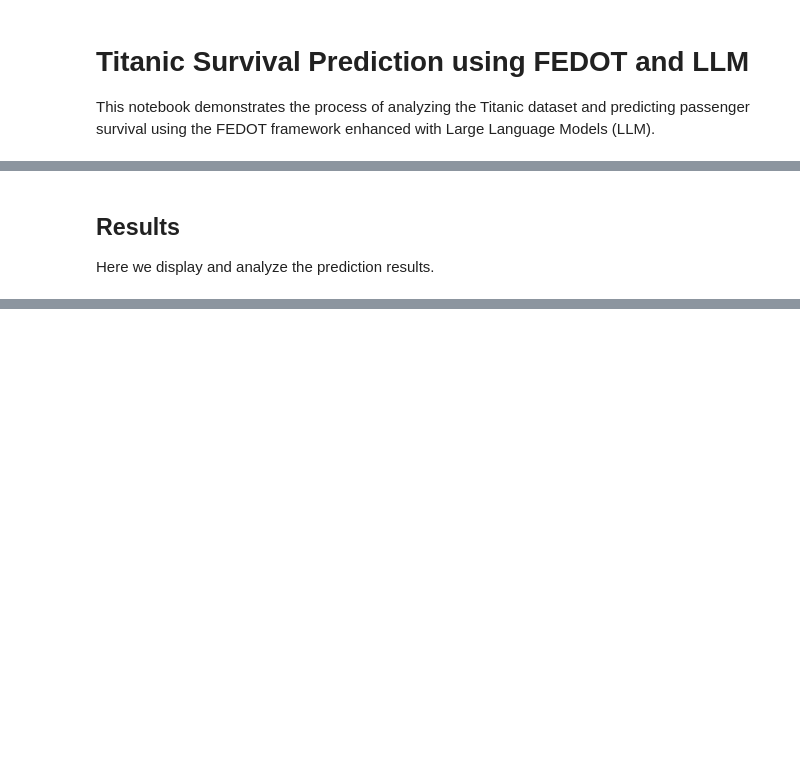
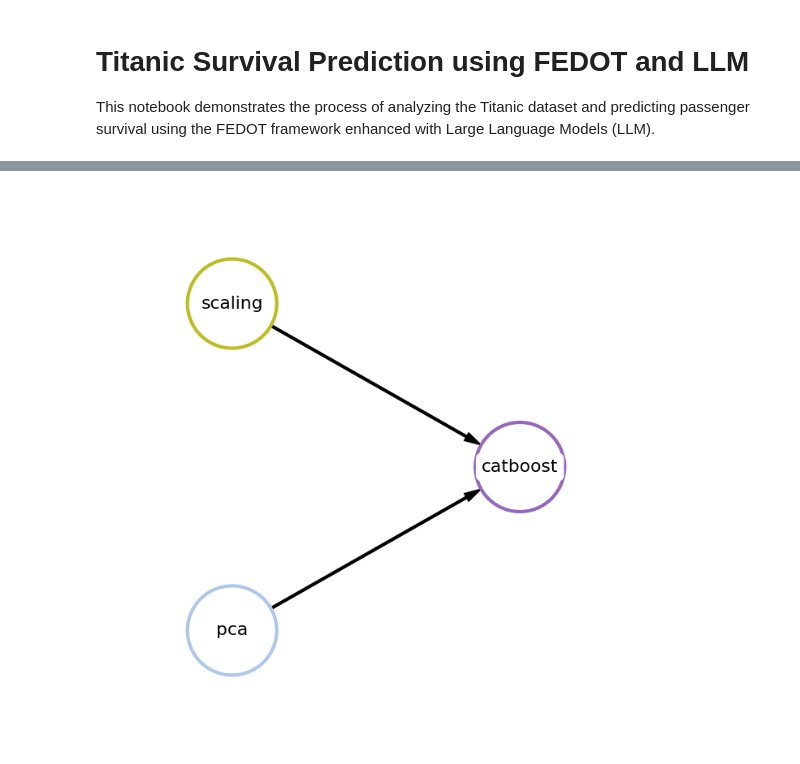
Before and after one commit to aimclub/FEDOT.LLM, a Jupyter notebook: examples/by_datasets/titanic.ipynb, the cells around one changed output, grey strips where cells are left out. Saved outputs shown, nothing was run; the diff lists cells and outputs as text; code cells hidden in the pictures; blank space fills up the shorter version.

Commit message:
Added llm answer logging, updated example titanic, added health_insurance_run

```diff
--- a/examples/by_datasets/titanic.ipynb
+++ b/examples/by_datasets/titanic.ipynb
@@ -199,4 +14,0 @@ prediction = run_example(train_df=dataset.train_split.data, test_df=dataset.test
-# %% [markdown]
-## Results
-
-Here we display and analyze the prediction results.
@@ -204,0 +15,41 @@ prediction[:5]
+# %%
+dataset_path = '../../datasets/titanic'
+# %%
+description="""The sinking of the Titanic is one of the most infamous shipwrecks in history.\n\n
+On April 15, 1912, during her maiden voyage, the widely considered “unsinkable”
+RMS Titanic sank after colliding with an iceberg. Unfortunately, there weren’t enough lifeboats for everyone onboard,
+resulting in the death of 1502 out of 2224 passengers and crew.\n\n
+While there was some element of luck involved in surviving,
+it seems some groups of people were more likely to survive than others.\n\n
+In this challenge, we ask you to build a predictive model that answers the question: “what sorts of people were more likely to survive?”
+using passenger data (ie name, age, gender, socio-economic class, etc).\n\n
+In this competition, you’ll gain access to two similar datasets that include passenger information like name, age, gender, socio-economic class, etc.
+One dataset is titled train.csv and the other is titled test.csv.\n\n
+Train.csv will contain the details of a subset of the passengers on board (891 to be exact) and importantly,
+will reveal whether they survived or not, also known as the “ground truth”.\n\n
+The test.csv dataset contains similar information but does not disclose the “ground truth” for each passenger.
+It’s your job to predict these outcomes.\n\n
+Using the patterns you find in the train.csv data, predict whether the other 418 passengers on board (found in test.csv) survived.\n\n
+Check out the “Data” tab to explore the datasets even further.
+Once you feel you’ve created a competitive model, submit it to Kaggle to see where your model stands on our leaderboard against other Kagglers.
+\n\nDataset Description
+\nOverview\n
+The data has been split into two groups:\n\n
+training set (train.csv)\n
+test set (test.csv)\n
+The training set should be used to build your machine learning models.
+For the training set, we provide the outcome (also known as the “ground truth”) for each passenger.
+Your model will be based on “features” like passengers’ gender and class. You can also use feature engineering to create new features.\n\n
+The test set should be used to see how well your model performs on unseen data.
+For the test set, we do not provide the ground truth for each passenger. It is your job to predict these outcomes.
+For each passenger in the test set, use the model you trained to predict whether or not they survived the sinking of the Titanic.
+\n\nWe also include gender_submission.csv, a set of predictions that assume all and only female passengers survive, as an example of what a submission file should look like.
+\n"""
+# %%
+fedot_ai = FedotAI(dataset_path,
+        description,
+        init_chat_model(model="llama3.1",
+                        model_provider='ollama'),
+                        display='jupyter')
+predictions = await fedot_ai.predict()
+# %% [output]
@@ -204,0 +99 @@ prediction[:5]
+[figure, added]
```
Also changed, not shown: parts of 20 cells of this notebook, 5 other files.
